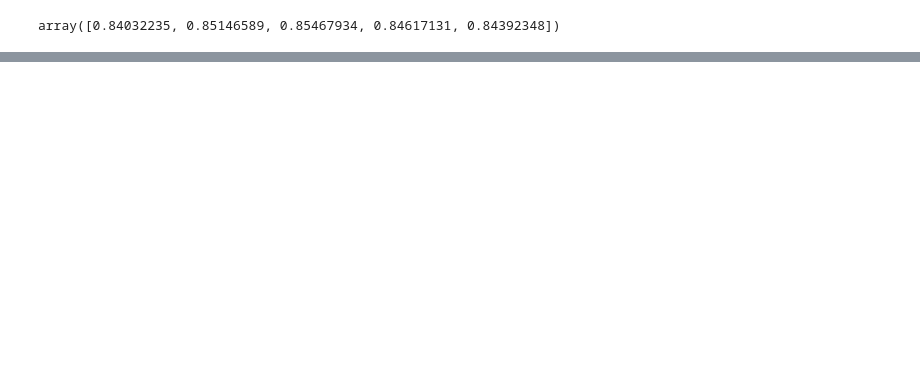
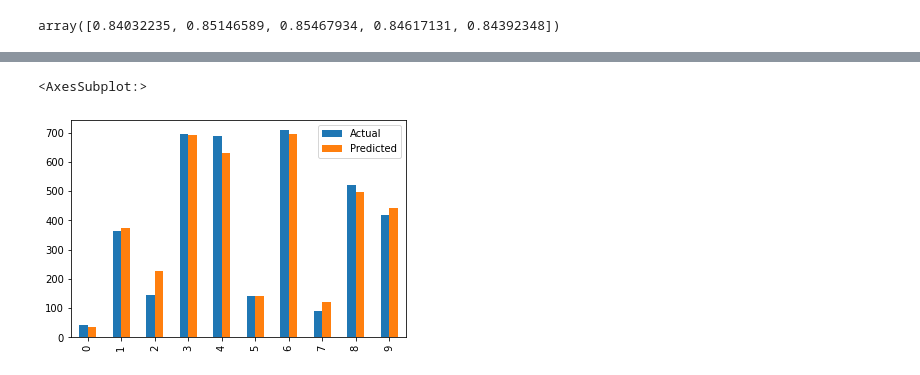
Before and after one commit to julienbaron/StockX-Sneaker-Data-Contest, a Jupyter notebook: StockX-Sneaker-Data-Contest.ipynb, the cells around one changed output, grey strips where cells are left out. Drawn from its saved outputs; the diff is of its cells as text; code cells hidden in the pictures; blank space fills up the shorter version.

```diff
--- a/StockX-Sneaker-Data-Contest.ipynb
+++ b/StockX-Sneaker-Data-Contest.ipynb
@@ -398,2 +393,4 @@ y_pred = model_lasso.predict(x_test)
+# %%
+y_pred_boost = model_boosting.predict(x_test)
 # %%
 from sklearn.metrics import r2_score
@@ -410,0 +400,6 @@ y_test.iloc[2]
+# %%
+evaluate_boost = pd.DataFrame({'Actual': y_test.values.flatten(), 'Predicted': y_pred_boost.flatten()})
+evaluate_boost.head(10).plot(kind = 'bar')
+# %% [output]
+<AxesSubplot:>
+[figure, added]
```
Also changed, not shown: parts of 19 cells of this notebook.
